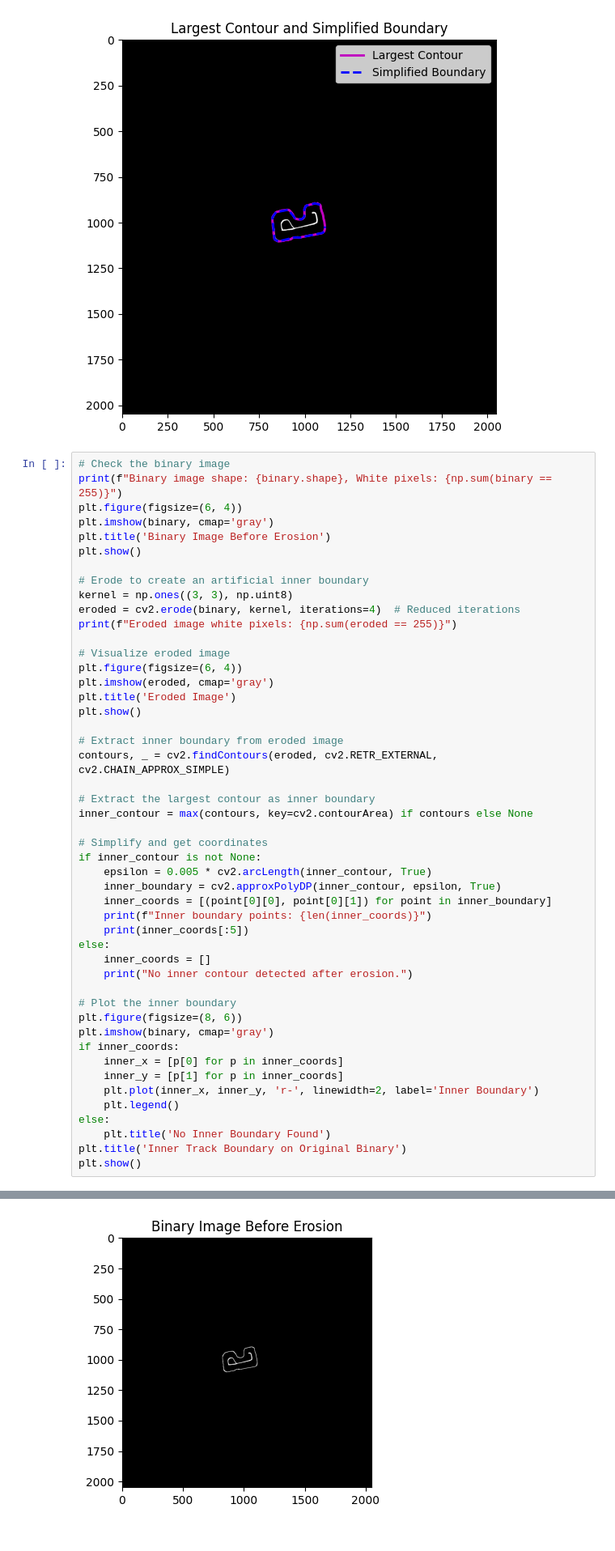
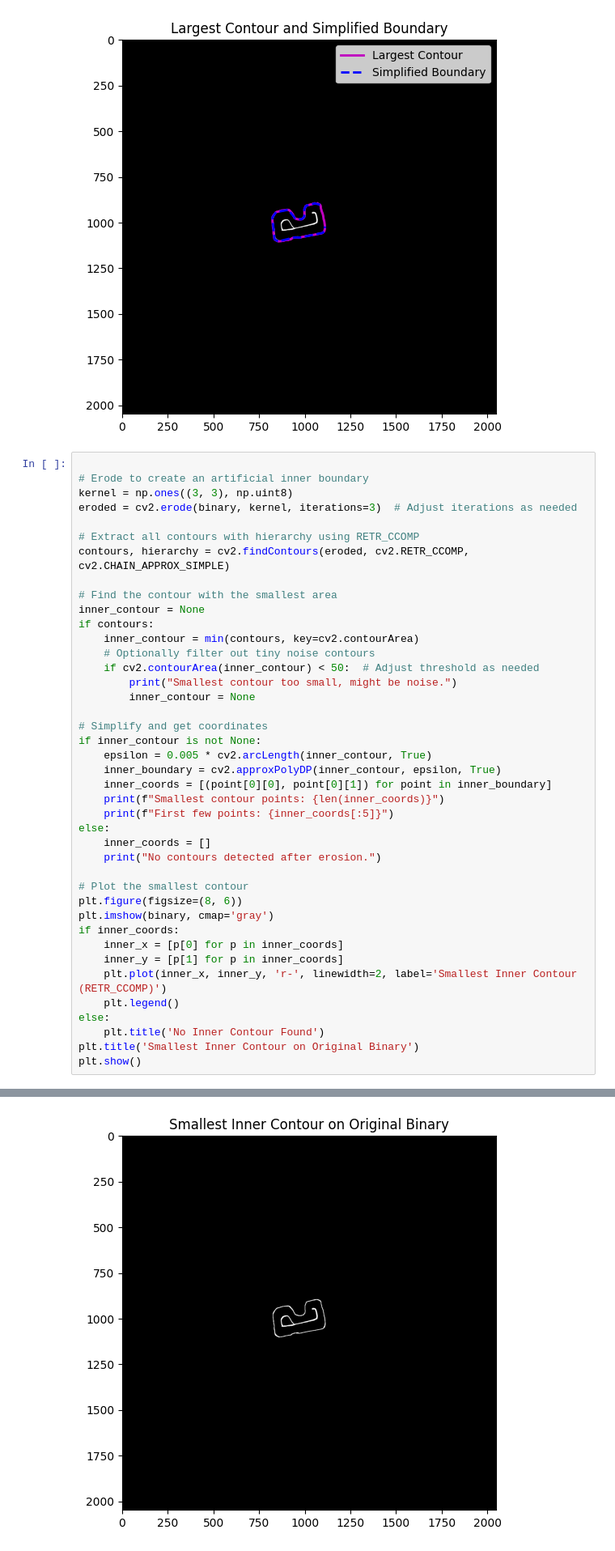
Before and after one commit to anjrew/race-lines-optimization, a Jupyter notebook: notebooks/create_map_boundries.ipynb, the cells around one changed output, grey strips where cells are left out. Shown at 81% size. Saved outputs shown, nothing was run; the diff lists cells and outputs as text.

```diff
--- a/notebooks/create_map_boundries.ipynb
+++ b/notebooks/create_map_boundries.ipynb
@@ -85,51 +85,44 @@ plt.show()
 # %% [output]
 [figure]
 # %%
-# Check the binary image
-print(f"Binary image shape: {binary.shape}, White pixels: {np.sum(binary == 255)}")
-plt.figure(figsize=(6, 4))
-plt.imshow(binary, cmap='gray')
-plt.title('Binary Image Before Erosion')
-plt.show()
 
 # Erode to create an artificial inner boundary
 kernel = np.ones((3, 3), np.uint8)
-eroded = cv2.erode(binary, kernel, iterations=4)  # Reduced iterations
-print(f"Eroded image white pixels: {np.sum(eroded == 255)}")
+eroded = cv2.erode(binary, kernel, iterations=3)  # Adjust iterations as needed
 
-# Visualize eroded image
-plt.figure(figsize=(6, 4))
-plt.imshow(eroded, cmap='gray')
-plt.title('Eroded Image')
-plt.show()
+# Extract all contours with hierarchy using RETR_CCOMP
+contours, hierarchy = cv2.findContours(eroded, cv2.RETR_CCOMP, cv2.CHAIN_APPROX_SIMPLE)
 
-# Extract inner boundary from eroded image
-contours, _ = cv2.findContours(eroded, cv2.RETR_EXTERNAL, cv2.CHAIN_APPROX_SIMPLE)
-
-# Extract the largest contour as inner boundary
-inner_contour = max(contours, key=cv2.contourArea) if contours else None
+# Find the contour with the smallest area
+inner_contour = None
+if contours:
+    inner_contour = min(contours, key=cv2.contourArea)
+    # Optionally filter out tiny noise contours
+    if cv2.contourArea(inner_contour) < 50:  # Adjust threshold as needed
+        print("Smallest contour too small, might be noise.")
+        inner_contour = None
 
 # Simplify and get coordinates
 if inner_contour is not None:
     epsilon = 0.005 * cv2.arcLength(inner_contour, True)
     inner_boundary = cv2.approxPolyDP(inner_contour, epsilon, True)
     inner_coords = [(point[0][0], point[0][1]) for point in inner_boundary]
-    print(f"Inner boundary points: {len(inner_coords)}")
-    print(inner_coords[:5])
+    print(f"Smallest contour points: {len(inner_coords)}")
+    print(f"First few points: {inner_coords[:5]}")
 else:
     inner_coords = []
-    print("No inner contour detected after erosion.")
+    print("No contours detected after erosion.")
 
-# Plot the inner boundary
+# Plot the smallest contour
 plt.figure(figsize=(8, 6))
 plt.imshow(binary, cmap='gray')
 if inner_coords:
     inner_x = [p[0] for p in inner_coords]
     inner_y = [p[1] for p in inner_coords]
-    plt.plot(inner_x, inner_y, 'r-', linewidth=2, label='Inner Boundary')
+    plt.plot(inner_x, inner_y, 'r-', linewidth=2, label='Smallest Inner Contour (RETR_CCOMP)')
     plt.legend()
 else:
-    plt.title('No Inner Boundary Found')
-plt.title('Inner Track Boundary on Original Binary')
+    plt.title('No Inner Contour Found')
+plt.title('Smallest Inner Contour on Original Binary')
 plt.show()
 # %% [output]
@@ -137 +131 @@ Binary image shape: (2048, 2048), White pixels: 6182
-[figure, old version]
+[figure, new version]
```
Also changed, not shown: parts of 1 cell of this notebook.
